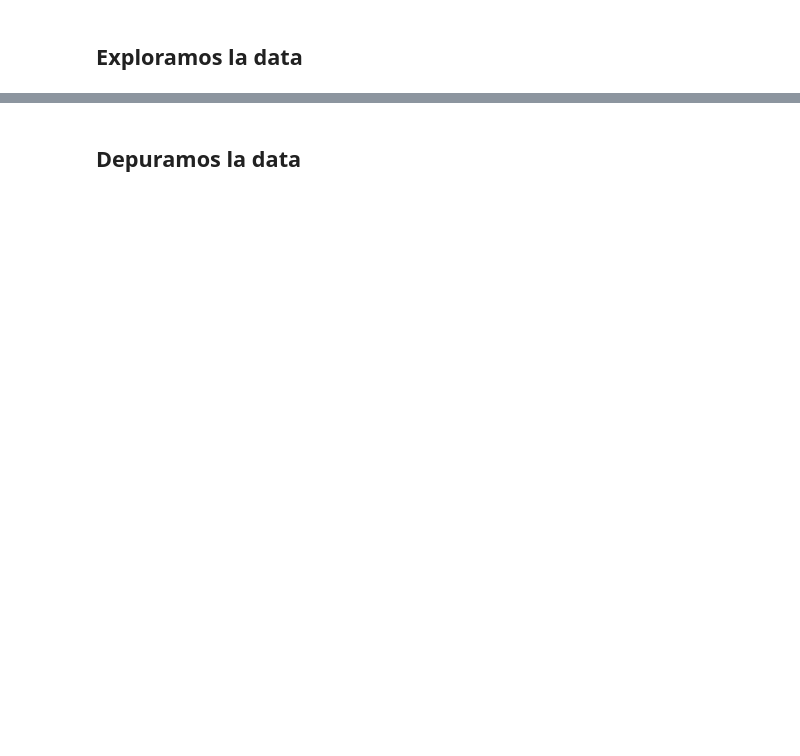
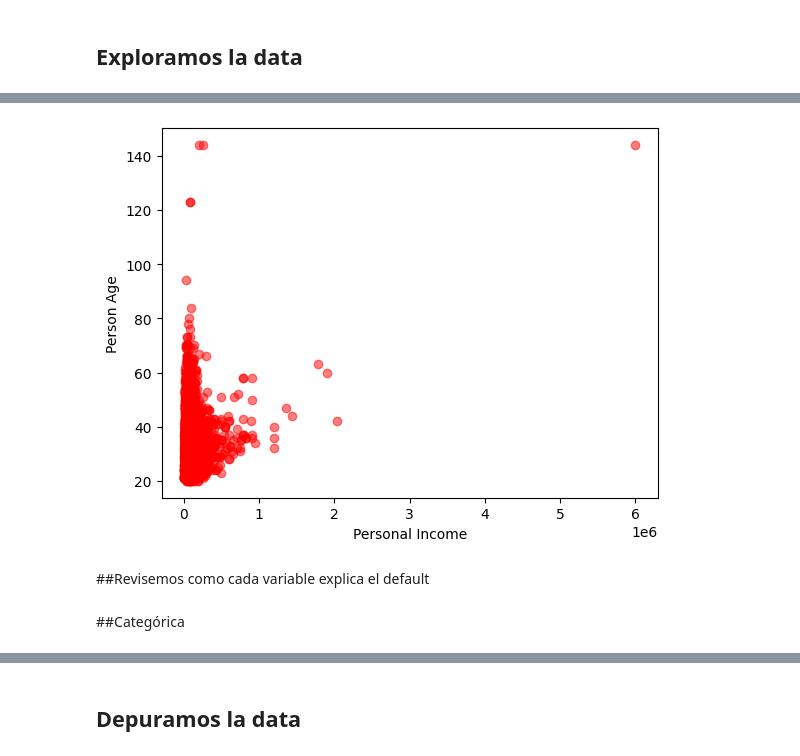
Before and after one commit to jpantojaj/CreditScoring, a Jupyter notebook: Sesion_3_NaiveModel.ipynb, the cells around one changed output, grey strips where cells are left out. Drawn from its saved outputs; the diff is of its cells as text; code cells hidden in the pictures; blank space fills up the shorter version.

```diff
--- a/Sesion_3_NaiveModel.ipynb
+++ b/Sesion_3_NaiveModel.ipynb
@@ -31,8 +80,14 @@ plt.show()
 # %%
 # Plotear la Edad contra el Ingreso
-plt.scatter(cr_loan['person_income'], cr_loan['person_age'],c='blue', alpha=0.5)
+plt.scatter(cr_loan['person_income'], cr_loan['person_age'], c='red', alpha=0.5)
 plt.xlabel('Personal Income')
-plt.ylabel('Persone Age')
+plt.ylabel('Person Age')
 plt.show()
+# %% [output]
+[figure, added]
+# %% [markdown]
+##Revisemos como cada variable explica el default
+# %% [markdown]
+##Categórica
 # %%
 # Tabla cruzada de Destino y Situación del Préstamo
```
Also changed, not shown: parts of 56 cells of this notebook.
